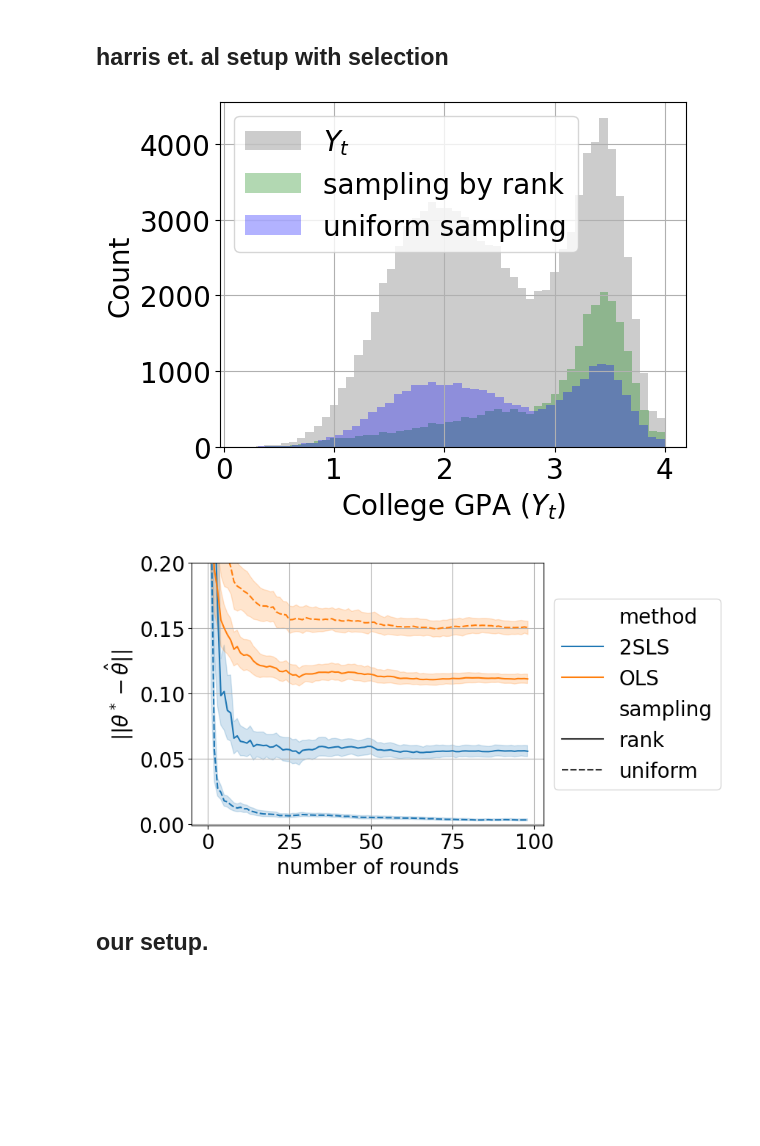
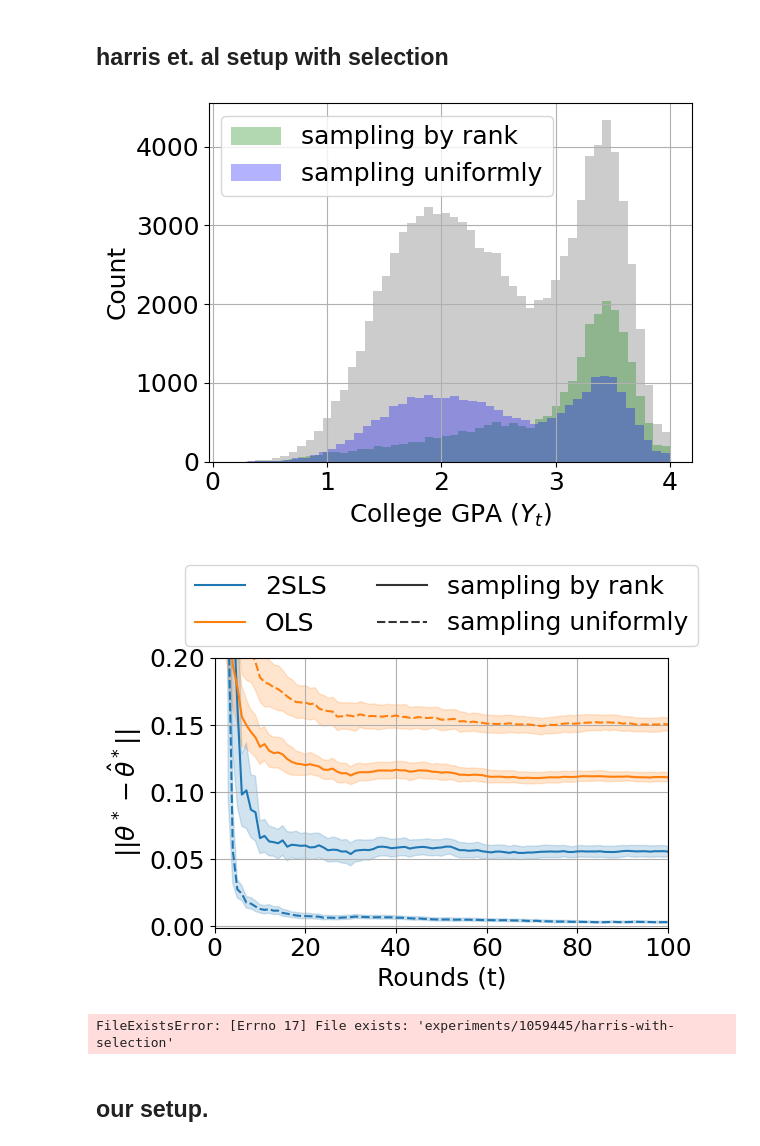
Before and after one commit to muneebaadil/strategic-instrumental-variable-regression, a Jupyter notebook: experiments.ipynb, the cells around one changed output. Cells and saved outputs as stored; diff of their text form; code cells hidden in the pictures; blank space fills up the shorter version.

```diff
--- a/experiments.ipynb
+++ b/experiments.ipynb
@@ -62,9 +62,9 @@ b,x,y2,EW,theta, w, z2, y_hat, adv_idx, disadv_idx, g, theta_star, pref_vect = d
     args.num_applicants, args.applicants_per_round, args.fixed_effort_conversion, args
     )
 fig,ax=plt.subplots()
-plt.hist(y2[0], alpha=.2 , color='k', bins=50, label=r'$Y_t$')
+plt.hist(y2[0], alpha=.2 , color='k', bins=50)
 plt.hist(y2[0][z2==1], color='g', bins=50, alpha=.3, label='sampling by rank')
-plt.hist(y[0][z==1], color='b', bins=50, alpha=.3, label='uniform sampling')
+plt.hist(y[0][z==1], color='b', bins=50, alpha=.3, label='sampling uniformly')
 ax.grid()
 ax.set_xlabel('College GPA ($Y_t$)')
 ax.set_ylabel('Count')
@@ -74,7 +74,7 @@ ax.legend ()
 plt.tight_layout()
 plt.savefig('figures/haris-et-al-selection-dist.pdf')
 # %% [output]
-[figure, old version]
+[figure, new version]
 # %%
 n_runs = 50
 # ranking selection
@@ -94,27 +94,33 @@ with Pool(n_runs) as p:
 runs2 = [r[0] for r in runs2]
 # %%
 df = algos.runs2df(runs)
-df['sampling'] = 'rank'
+df['sampling'] = 'sampling by rank'
 df2 = algos.runs2df(runs2)
-df2['sampling'] = 'uniform'
+df2['sampling'] = 'sampling uniformly'
 df = pd.concat((df, df2 ))
 # %%
 # converting to long format.
 # df = script.runs2df(runs)
 dflong = pd.melt(df, id_vars=('iterations', 'sampling'), value_vars=('ols_env0', '2sls_env0'), var_name='method', value_name='error')
 dflong['method'] = dflong['method'].astype('category')
 dflong['method']= dflong['method'].cat.rename_categories({'ols_env0':'OLS', '2sls_env0': '2SLS'})
 
+dflong['iterations'] = dflong['iterations']+2
 # plot
-fig,ax=plt.subplots(figsize=(9,5))
+fig,ax=plt.subplots()
 sns.lineplot(data=dflong, x='iterations', y='error', hue='method', style='sampling', ax=ax)
 ax.set_ylim(bottom=-0.001, top=0.2)
 ax.legend(loc='upper right')
-ax.set_ylabel(r'$||\theta^* - \hat{\theta}|| $')
-ax.set_xlabel('number of rounds')
+ax.set_ylabel(r'$||\theta^* - \hat{\theta}^*|| $')
+ax.set_xlabel('Rounds (t)')
 ax.grid()
-ax.legend(loc='center left', bbox_to_anchor=(1, 0.5))
+ax.set_xlim((0, 100))
+handles, labels = ax.get_legend_handles_labels()
+handles =  [handles[1], handles[2], handles[4], handles[5]]
+labels =  [labels[1], labels[2], labels[4], labels[5]]
+ax.legend(handles=handles, labels=labels, ncol=2, loc='lower center', bbox_to_anchor=(0.25, 1, .5, .5))
+
 plt.tight_layout()
 plt.savefig('figures/harris-et-al-selection-results.pdf')
 # %% [output]
-[figure, old version]
+[figure, new version]
@@ -128,3 +127,7 @@ save_runs('experiments', 'harris-with-selection', (runs, runs2), args)
+# %%
+save_runs('experiments', 'harris-with-selection', (runs, runs2), args)
+# %% [output]
+FileExistsError: [Errno 17] File exists: 'experiments/1059445/harris-with-selection'
 # %% [markdown]
 ## our setup.
 # %%
```
Also changed, not shown: parts of 24 cells of this notebook.
